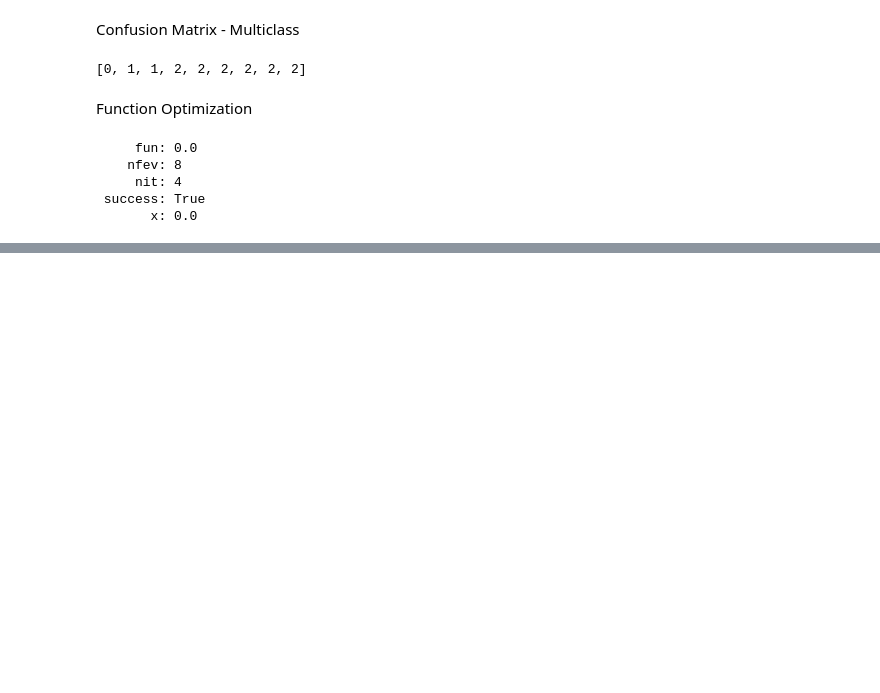
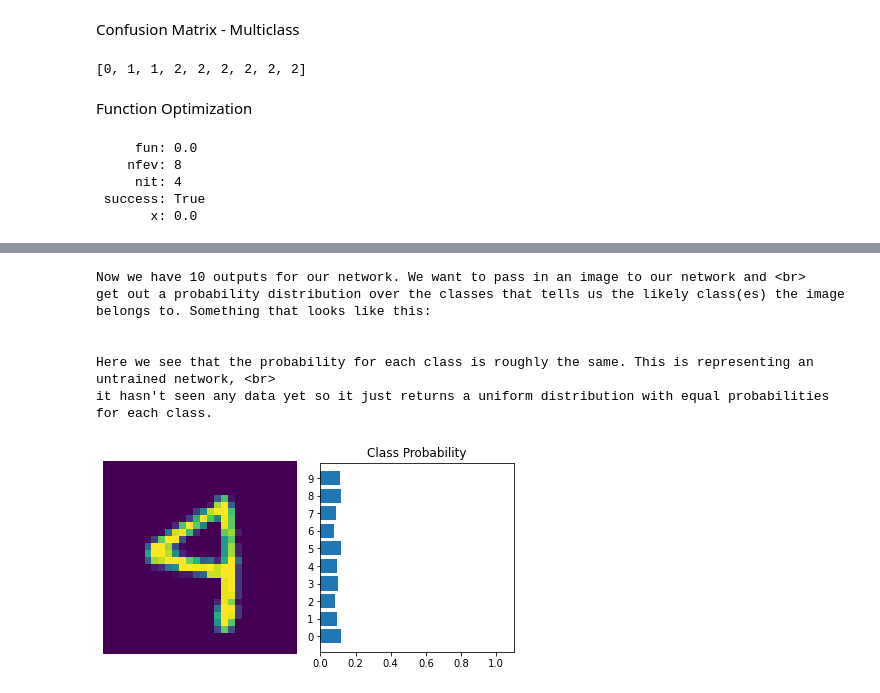
Before and after one commit to gwillig/maschine-learning-notebooks-for-interns, a Jupyter notebook: example.ipynb, the cells around one changed output, grey strips where cells are left out. Cells and saved outputs as stored; diff of their text form; code cells hidden in the pictures; blank space fills up the shorter version.

```diff
--- a/example.ipynb
+++ b/example.ipynb
@@ -558,0 +520,41 @@ print("Because we")
+# %%
+# Build Network
+model = nn.Sequential(nn.Linear(784, 128),
+                      nn.ReLU(),
+                      nn.Linear(128, 64),
+                      nn.ReLU(),
+                      nn.Linear(64, 10),
+                      nn.LogSoftmax(dim=1))
+
+
+criterion = nn.NLLLoss()
+optimizer = optim.SGD(model.parameters(), lr=0.003)
+
+
+
+images, labels = next(iter(trainloader))
+
+img = images[0].view(1, 784)
+# Turn off gradients to speed up this part
+with torch.no_grad():
+    logps = model.forward(img)
+
+# Output of the network are logits, need to take softmax for probabilities
+ps = torch.exp(logps)
+print("""
+Now we have 10 outputs for our network. We want to pass in an image to our network and <br>
+get out a probability distribution over the classes that tells us the likely class(es) the image belongs to. Something that looks like this:
+""")
+view_classify(img.view(1, 28, 28), ps)
+print("""
+Here we see that the probability for each class is roughly the same. This is representing an untrained network, <br>
+it hasn't seen any data yet so it just returns a uniform distribution with equal probabilities for each class.
+""")
+# %% [output]
+Now we have 10 outputs for our network. We want to pass in an image to our network and <br>
+get out a probability distribution over the classes that tells us the likely class(es) the image belongs to. Something that looks like this:
+
+
+Here we see that the probability for each class is roughly the same. This is representing an untrained network, <br>
+it hasn't seen any data yet so it just returns a uniform distribution with equal probabilities for each class.
+[figure, added]
```
Also changed, not shown: parts of 6 cells of this notebook.
